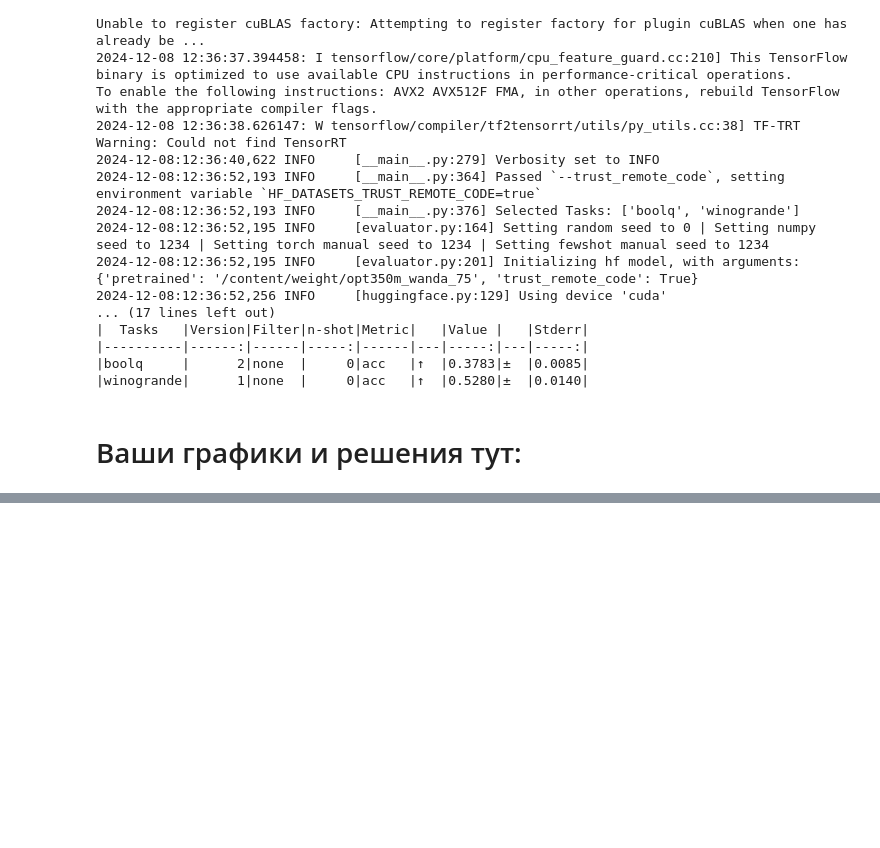
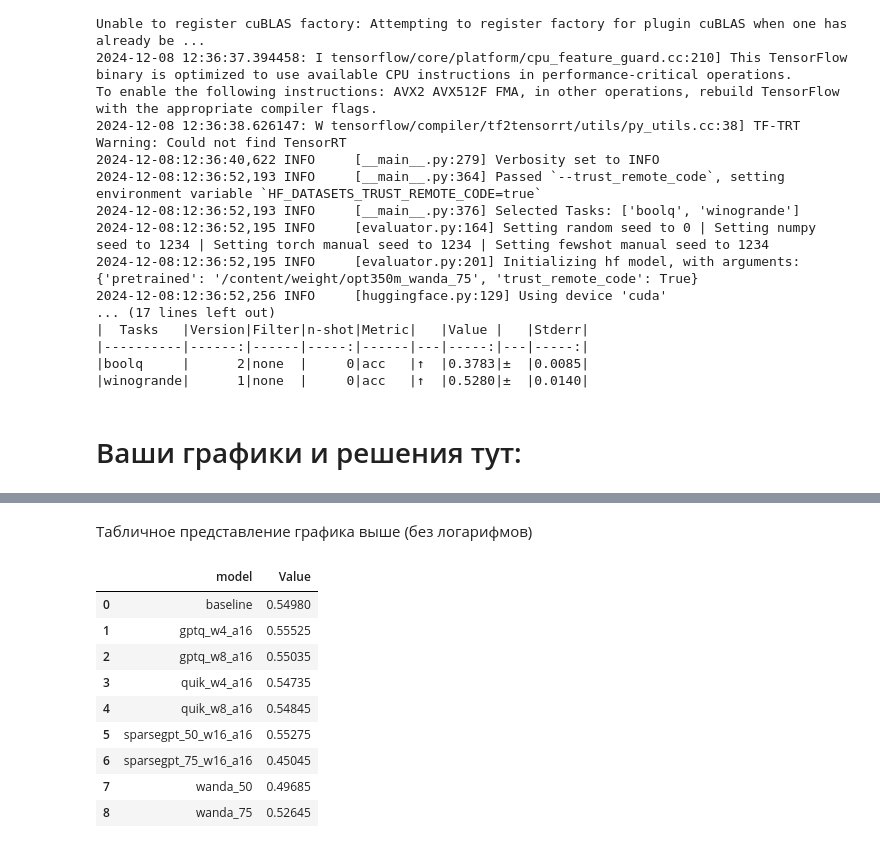
Before and after one commit to iptkachev/Efficient-DL-Models, a Jupyter notebook: Home Work/HW 1/notebooks/task_one.ipynb, the cells around one changed output, grey strips where cells are left out. Drawn from its saved outputs; the diff is of its cells as text; code cells hidden in the pictures; blank space fills up the shorter version.

```diff
--- a/Home Work/HW 1/notebooks/task_one.ipynb
+++ b/Home Work/HW 1/notebooks/task_one.ipynb
@@ -593,0 +594,15 @@ avg_acc
+# %% [markdown]
+Табличное представление графика выше (без логарифмов)
+# %%
+avg_acc.drop(columns=['model_type'])
+# %% [output]
+|  | model | Value |
+| 0 | baseline | 0.54980 |
+| 1 | gptq_w4_a16 | 0.55525 |
+| 2 | gptq_w8_a16 | 0.55035 |
+| 3 | quik_w4_a16 | 0.54735 |
+| 4 | quik_w8_a16 | 0.54845 |
+| 5 | sparsegpt_50_w16_a16 | 0.55275 |
+| 6 | sparsegpt_75_w16_a16 | 0.45045 |
+| 7 | wanda_50 | 0.49685 |
+| 8 | wanda_75 | 0.52645 |
```
Also changed, not shown: parts of 11 cells of this notebook.
